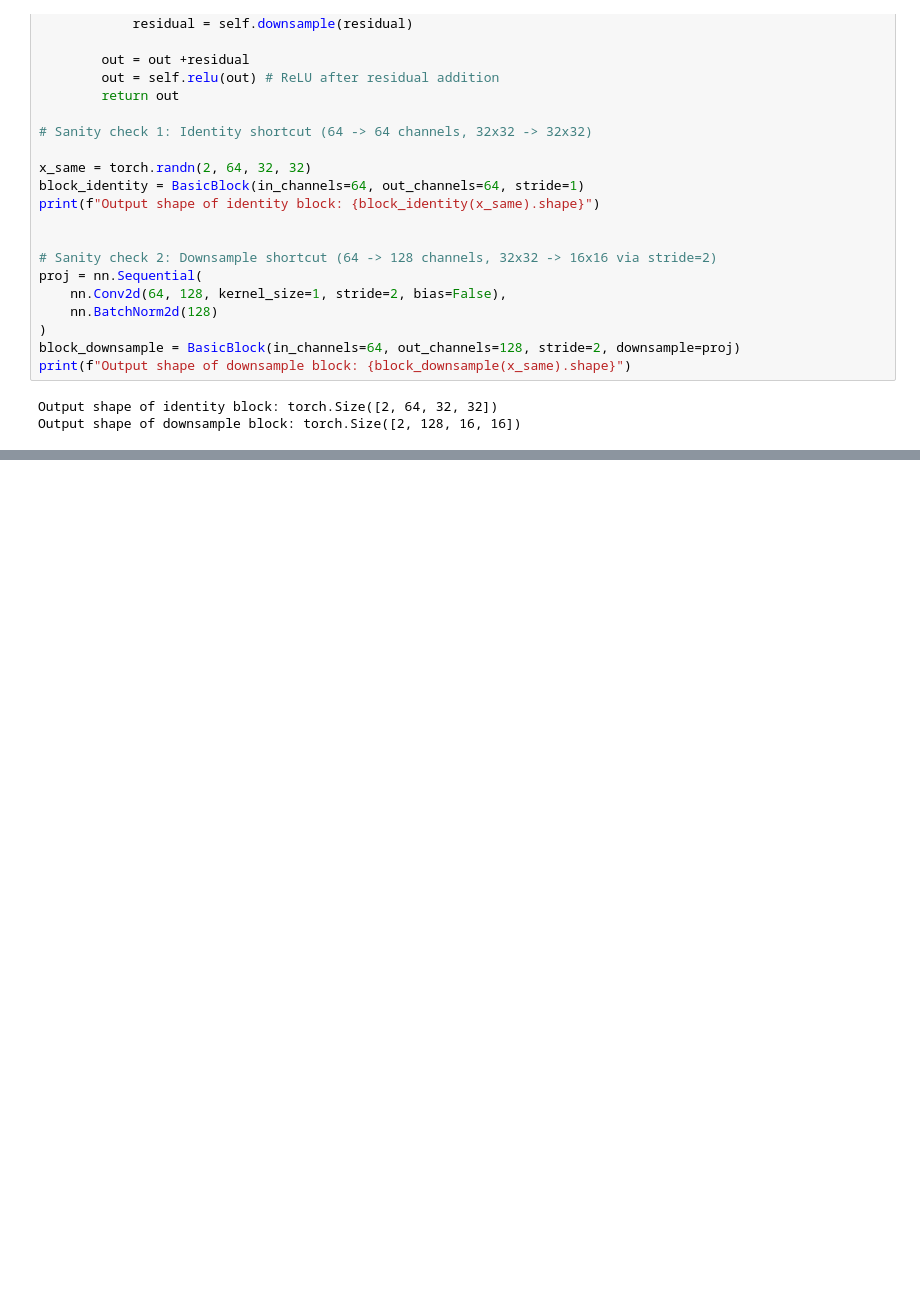
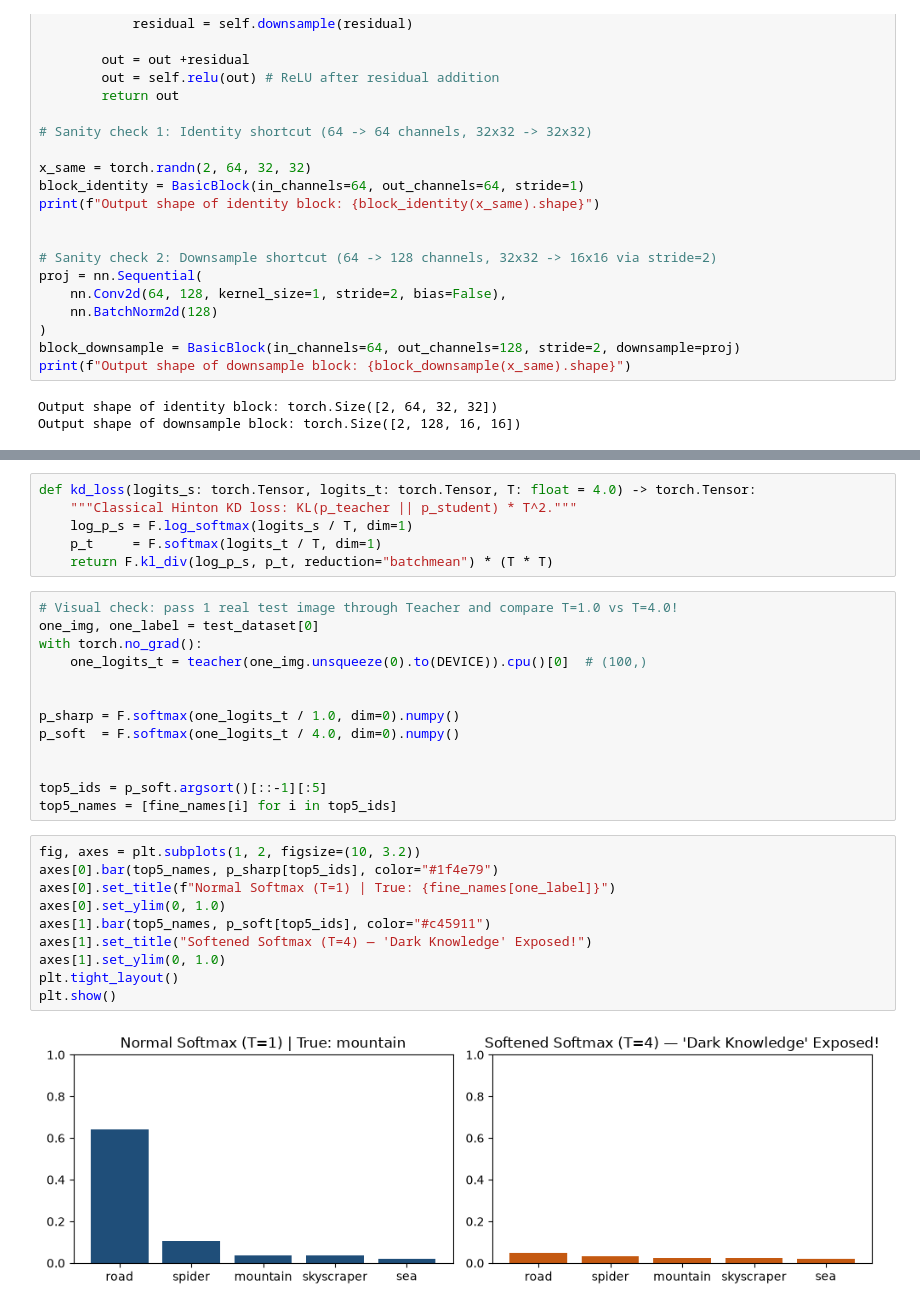
Before and after one commit to SufyanSiddiqui/ml-dkd-fall-2026, a Jupyter notebook: notebooks/05_dkd_from_scratch.ipynb, the cells around one changed output, grey strips where cells are left out. Cells and saved outputs as stored; diff of their text form; blank space fills up the shorter version.

```diff
--- a/notebooks/05_dkd_from_scratch.ipynb
+++ b/notebooks/05_dkd_from_scratch.ipynb
@@ -461,0 +699,31 @@ Output shape of downsample block: torch.Size([2, 128, 16, 16])
+# %%
+def kd_loss(logits_s: torch.Tensor, logits_t: torch.Tensor, T: float = 4.0) -> torch.Tensor:
+    """Classical Hinton KD loss: KL(p_teacher || p_student) * T^2."""
+    log_p_s = F.log_softmax(logits_s / T, dim=1)
+    p_t     = F.softmax(logits_t / T, dim=1)
+    return F.kl_div(log_p_s, p_t, reduction="batchmean") * (T * T)
+# %%
+# Visual check: pass 1 real test image through Teacher and compare T=1.0 vs T=4.0!
+one_img, one_label = test_dataset[0]
+with torch.no_grad():
+    one_logits_t = teacher(one_img.unsqueeze(0).to(DEVICE)).cpu()[0]  # (100,)
+
+
+p_sharp = F.softmax(one_logits_t / 1.0, dim=0).numpy()
+p_soft  = F.softmax(one_logits_t / 4.0, dim=0).numpy()
+
+
+top5_ids = p_soft.argsort()[::-1][:5]
+top5_names = [fine_names[i] for i in top5_ids]
+# %%
+fig, axes = plt.subplots(1, 2, figsize=(10, 3.2))
+axes[0].bar(top5_names, p_sharp[top5_ids], color="#1f4e79")
+axes[0].set_title(f"Normal Softmax (T=1) | True: {fine_names[one_label]}")
+axes[0].set_ylim(0, 1.0)
+axes[1].bar(top5_names, p_soft[top5_ids], color="#c45911")
+axes[1].set_title("Softened Softmax (T=4) — 'Dark Knowledge' Exposed!")
+axes[1].set_ylim(0, 1.0)
+plt.tight_layout()
+plt.show()
+# %% [output]
+[figure, added]
```
Also changed, not shown: parts of 15 cells of this notebook, 3 other files.
